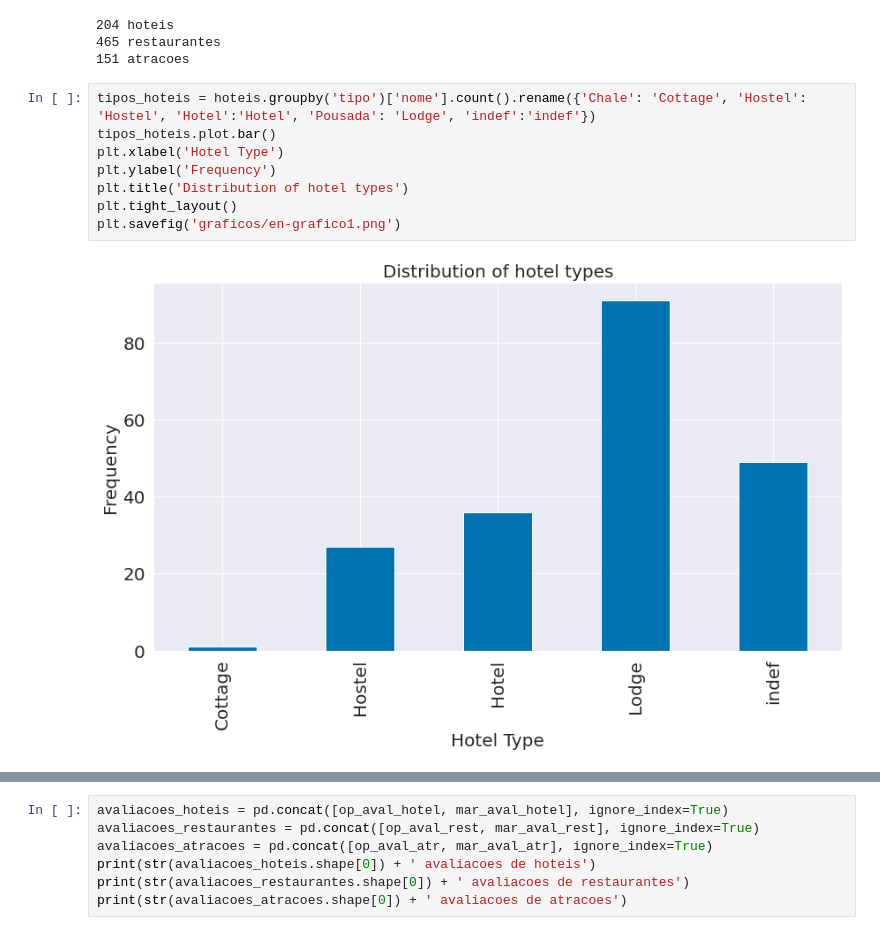
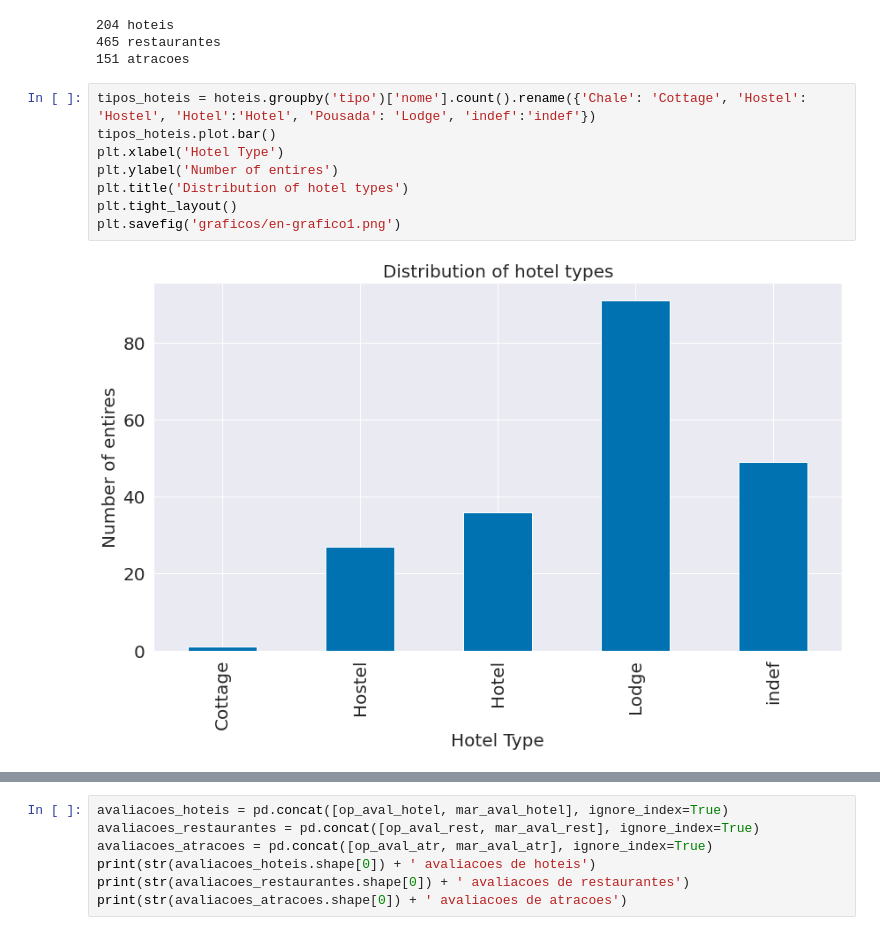
Before and after one commit to viengg/tripadvisor-scraper, a Jupyter notebook: analysis.ipynb, the cells around one changed output, grey strips where cells are left out. Drawn from its saved outputs; the diff is of its cells as text.

```diff
--- a/analysis.ipynb
+++ b/analysis.ipynb
@@ -76,13 +76,13 @@ print(str(atracoes.shape[0]) + ' atracoes')
 # %%
 tipos_hoteis = hoteis.groupby('tipo')['nome'].count().rename({'Chale': 'Cottage', 'Hostel': 'Hostel', 'Hotel':'Hotel', 'Pousada': 'Lodge', 'indef':'indef'})
 tipos_hoteis.plot.bar()
 plt.xlabel('Hotel Type')
-plt.ylabel('Frequency')
+plt.ylabel('Number of entires')
 plt.title('Distribution of hotel types')
 plt.tight_layout()
 plt.savefig('graficos/en-grafico1.png')
 # %% [output]
-[figure, old version]
+[figure, new version]
 # %%
 restaurantes.groupby('categoria_preco')['nome'].count().plot.bar()
 plt.xlabel('Price category')
```
Also changed, not shown: parts of 1 cell of this notebook, 2 other files.
